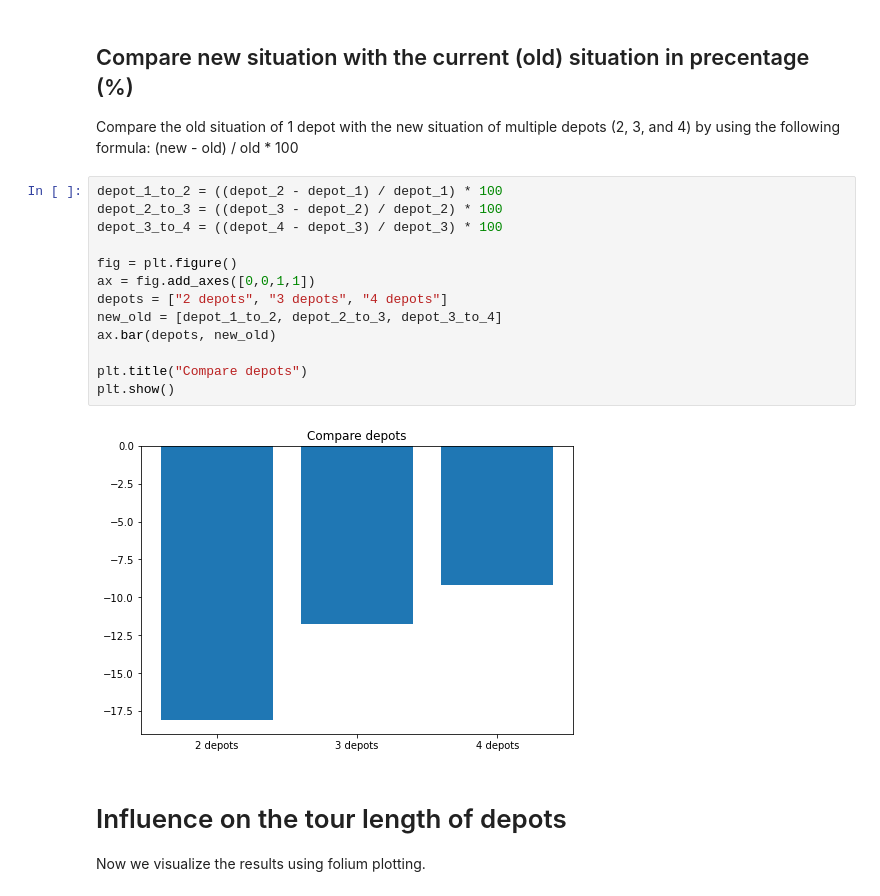
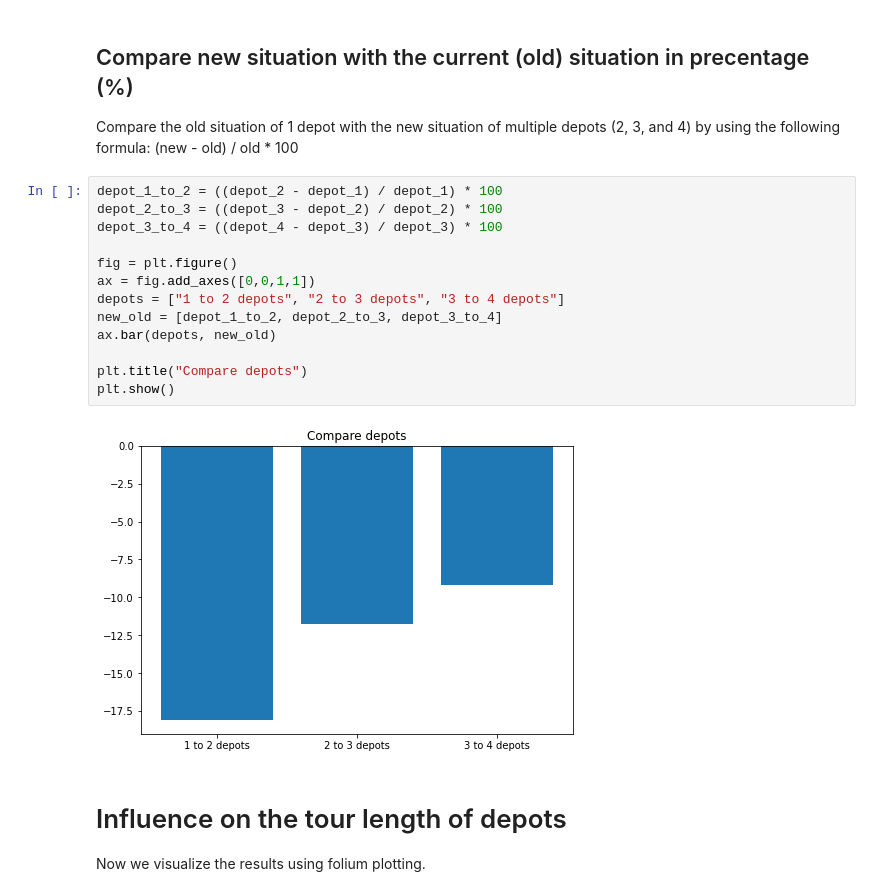
Before and after one commit to teletobbie/last-mile-cargo-bike-delivery, a Jupyter notebook: model.ipynb, the cells around one changed output. Drawn from its saved outputs; the diff is of its cells as text.

```diff
--- a/model.ipynb
+++ b/model.ipynb
@@ -158,18 +158,18 @@ Compare the old situation of 1 depot with the new situation of multiple depots (
 # %%
 depot_1_to_2 = ((depot_2 - depot_1) / depot_1) * 100
 depot_2_to_3 = ((depot_3 - depot_2) / depot_2) * 100
 depot_3_to_4 = ((depot_4 - depot_3) / depot_3) * 100
 
 fig = plt.figure()
 ax = fig.add_axes([0,0,1,1])
-depots = ["2 depots", "3 depots", "4 depots"]
+depots = ["1 to 2 depots", "2 to 3 depots", "3 to 4 depots"]
 new_old = [depot_1_to_2, depot_2_to_3, depot_3_to_4]
 ax.bar(depots, new_old)
 
 plt.title("Compare depots")
 plt.show()
 # %% [output]
-[figure, old version]
+[figure, new version]
 # %% [markdown]
 # Influence on the tour length of depots
 Now we visualize the results using folium plotting.
```
Also changed, not shown: parts of 5 cells of this notebook, 3 other files.
